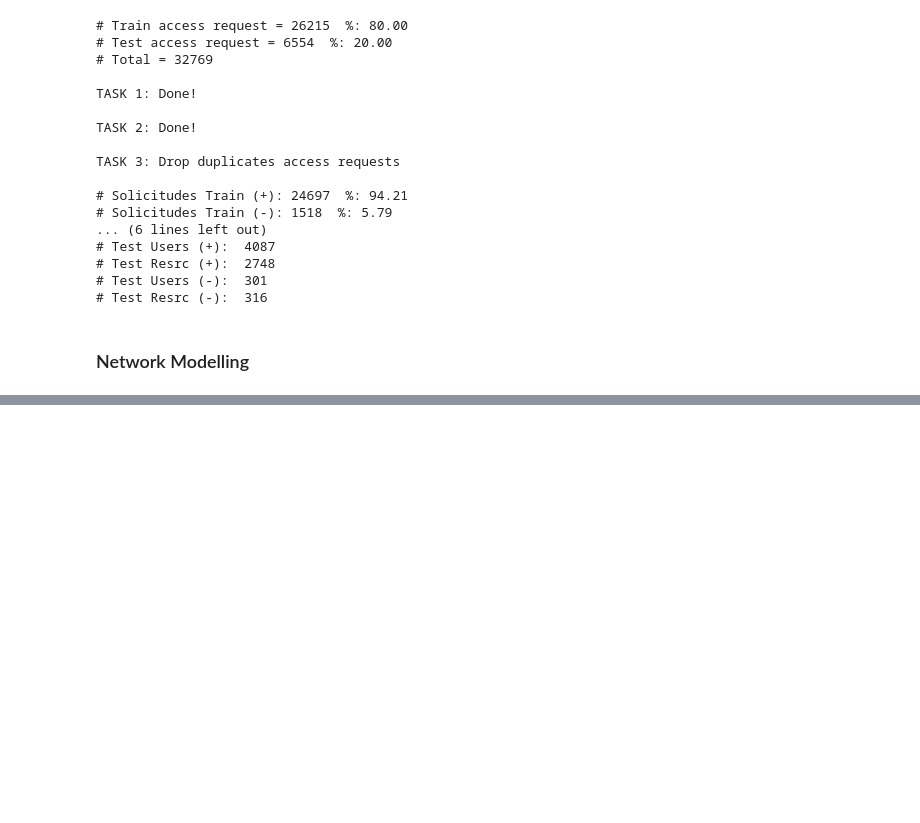
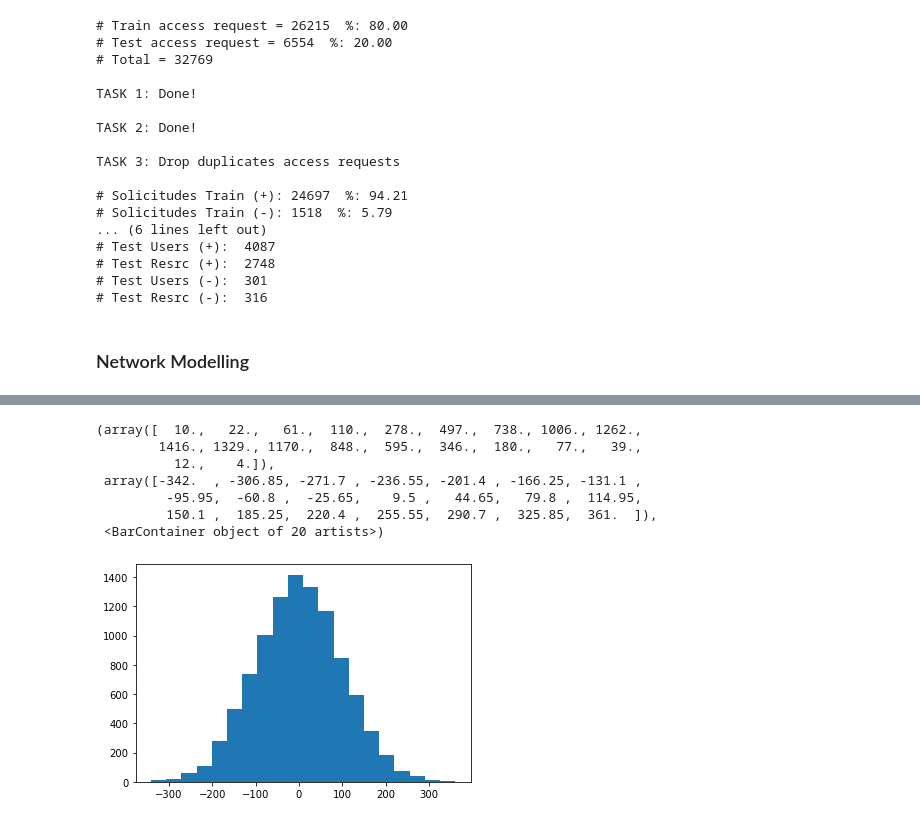
Before and after one commit to diazmx/phd-thesis-lab, a Jupyter notebook: 04-Analysis/02-NetworkModel.ipynb, the cells around one changed output, grey strips where cells are left out. Saved outputs shown, nothing was run; the diff lists cells and outputs as text; code cells hidden in the pictures; blank space fills up the shorter version.

```diff
--- a/04-Analysis/02-NetworkModel.ipynb
+++ b/04-Analysis/02-NetworkModel.ipynb
@@ -275,0 +362,15 @@ Vecinos
+# %%
+from scipy.stats import norm
+
+# Generate 10000 normal random integers with specified mean (loc) and std (scale).
+draw = norm.ppf(np.random.random(10000), loc=0, scale=100).astype(int)
+plt.hist(draw, bins=20)
+# %% [output]
+(array([  10.,   22.,   61.,  110.,  278.,  497.,  738., 1006., 1262.,
+        1416., 1329., 1170.,  848.,  595.,  346.,  180.,   77.,   39.,
+          12.,    4.]),
+ array([-342.  , -306.85, -271.7 , -236.55, -201.4 , -166.25, -131.1 ,
+         -95.95,  -60.8 ,  -25.65,    9.5 ,   44.65,   79.8 ,  114.95,
+         150.1 ,  185.25,  220.4 ,  255.55,  290.7 ,  325.85,  361.  ]),
+ <BarContainer object of 20 artists>)
+[figure, added]
```
Also changed, not shown: parts of 16 cells of this notebook, 2 other files.
